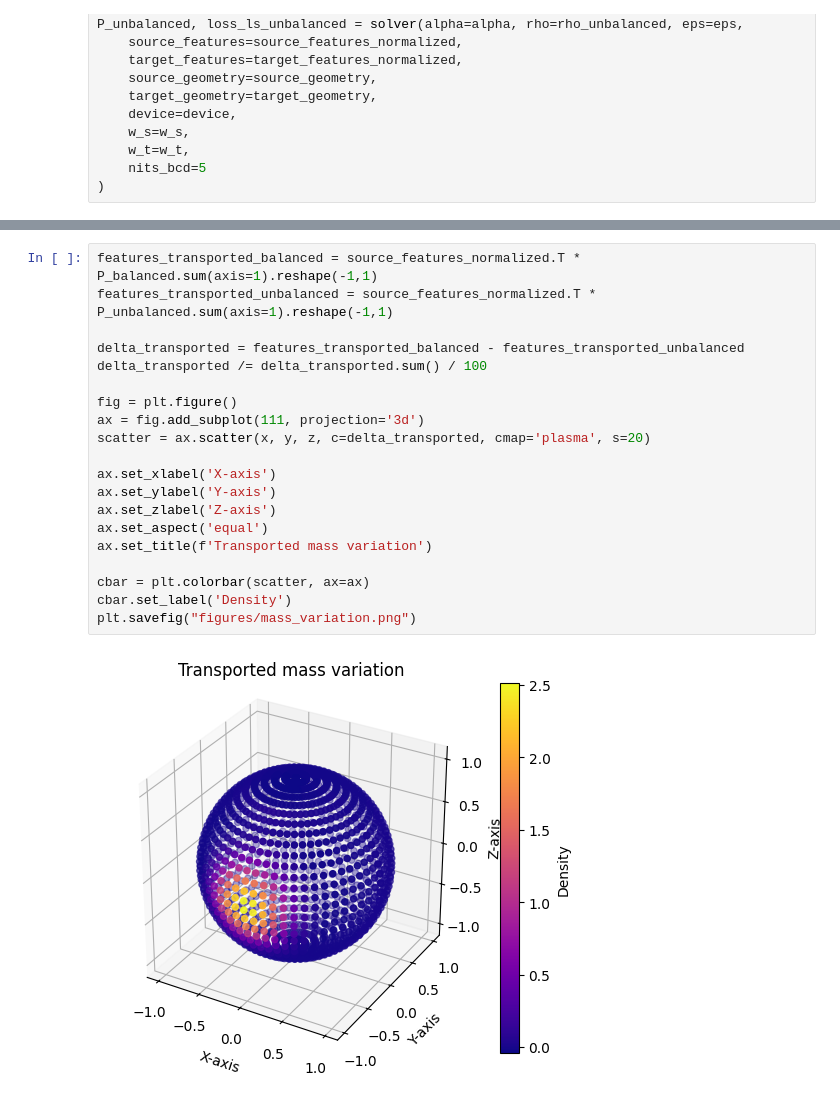
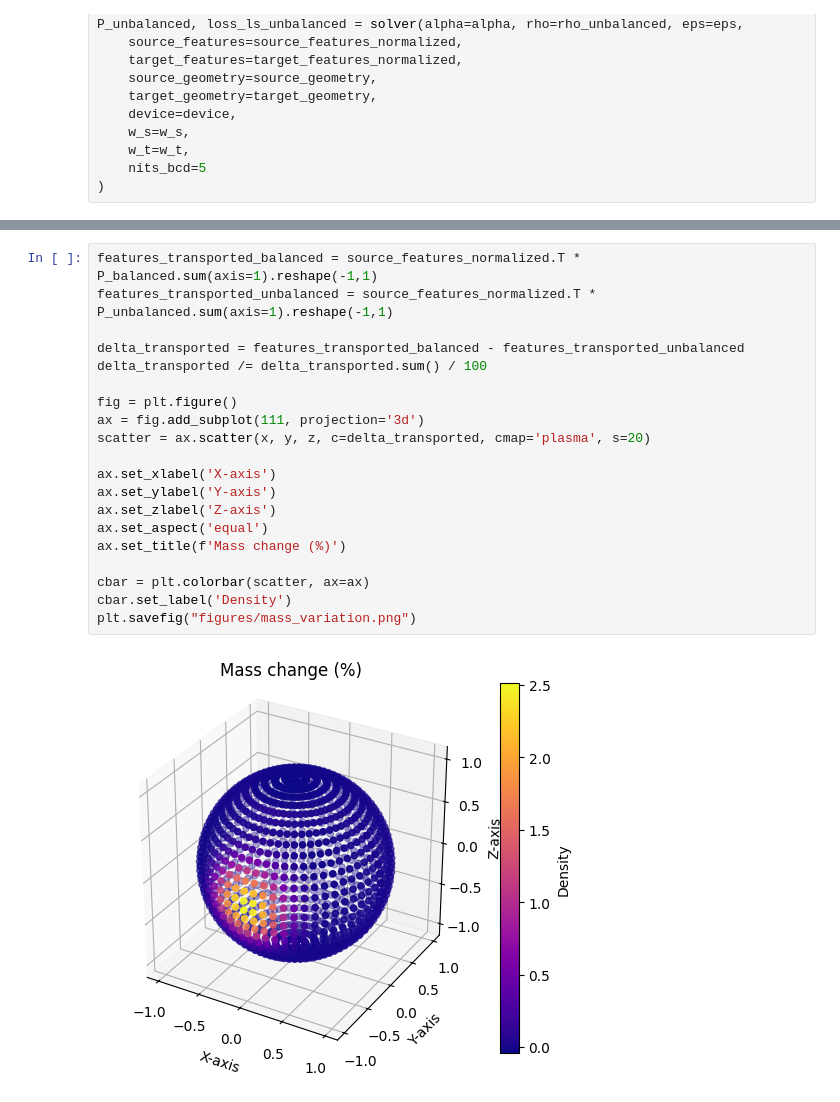
Before and after one commit to gauthavite/FUGW, a Jupyter notebook: von_mises.ipynb, the cells around one changed output, grey strips where cells are left out. Drawn from its saved outputs; the diff is of its cells as text.

```diff
--- a/von_mises.ipynb
+++ b/von_mises.ipynb
@@ -186,22 +183,22 @@ tensor(0.0129)
 # %%
 features_transported_balanced = source_features_normalized.T * P_balanced.sum(axis=1).reshape(-1,1)
 features_transported_unbalanced = source_features_normalized.T * P_unbalanced.sum(axis=1).reshape(-1,1)
 
 delta_transported = features_transported_balanced - features_transported_unbalanced
 delta_transported /= delta_transported.sum() / 100
 
 fig = plt.figure()
 ax = fig.add_subplot(111, projection='3d')
 scatter = ax.scatter(x, y, z, c=delta_transported, cmap='plasma', s=20)
 
 ax.set_xlabel('X-axis')
 ax.set_ylabel('Y-axis')
 ax.set_zlabel('Z-axis')
 ax.set_aspect('equal')
-ax.set_title(f'Transported mass variation')
+ax.set_title(f'Mass change (%)')
 
 cbar = plt.colorbar(scatter, ax=ax)
 cbar.set_label('Density')
 plt.savefig("figures/mass_variation.png")
 # %% [output]
-[figure, old version]
+[figure, new version]
```
Also changed, not shown: parts of 4 cells of this notebook, 7 other files.
